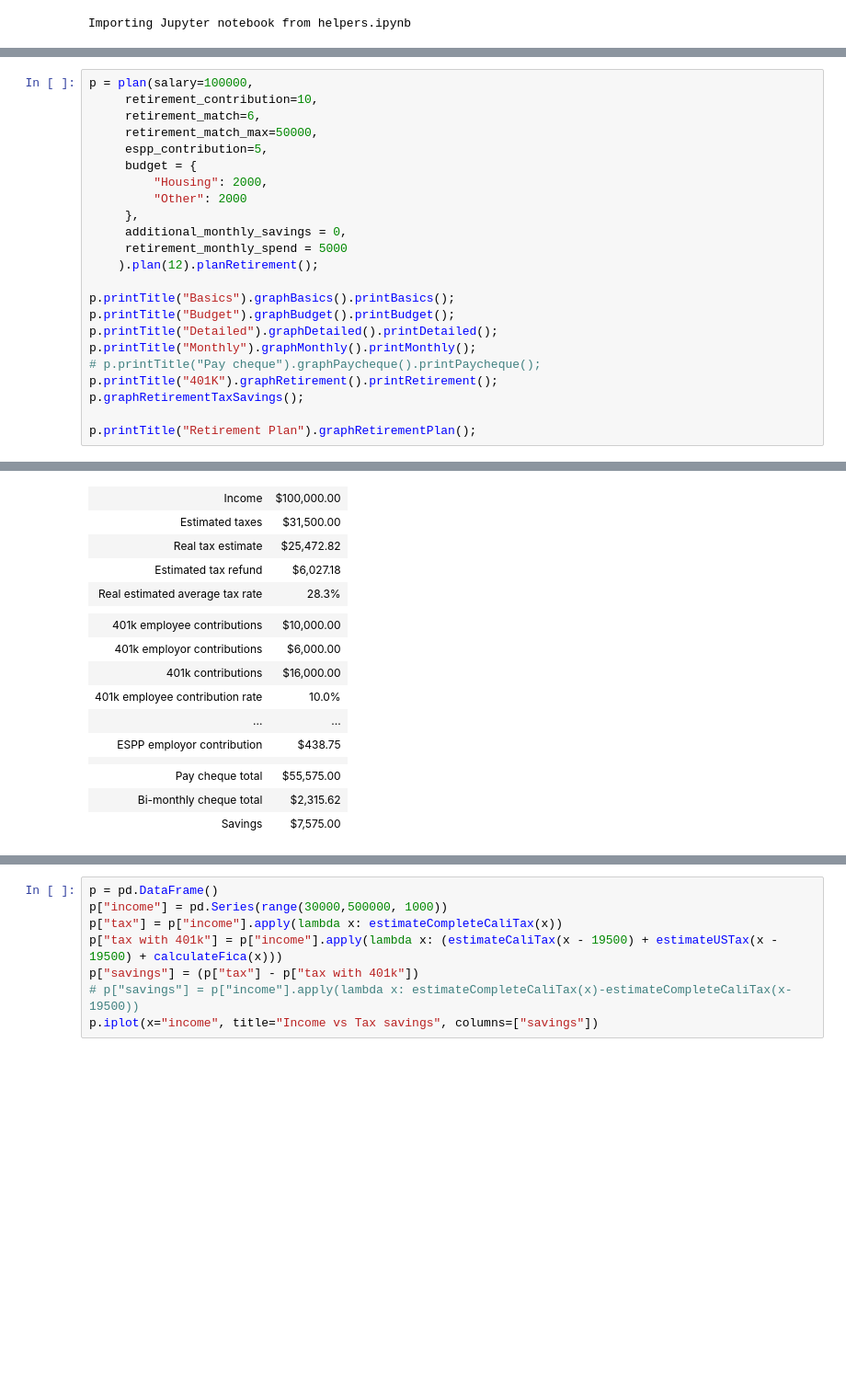
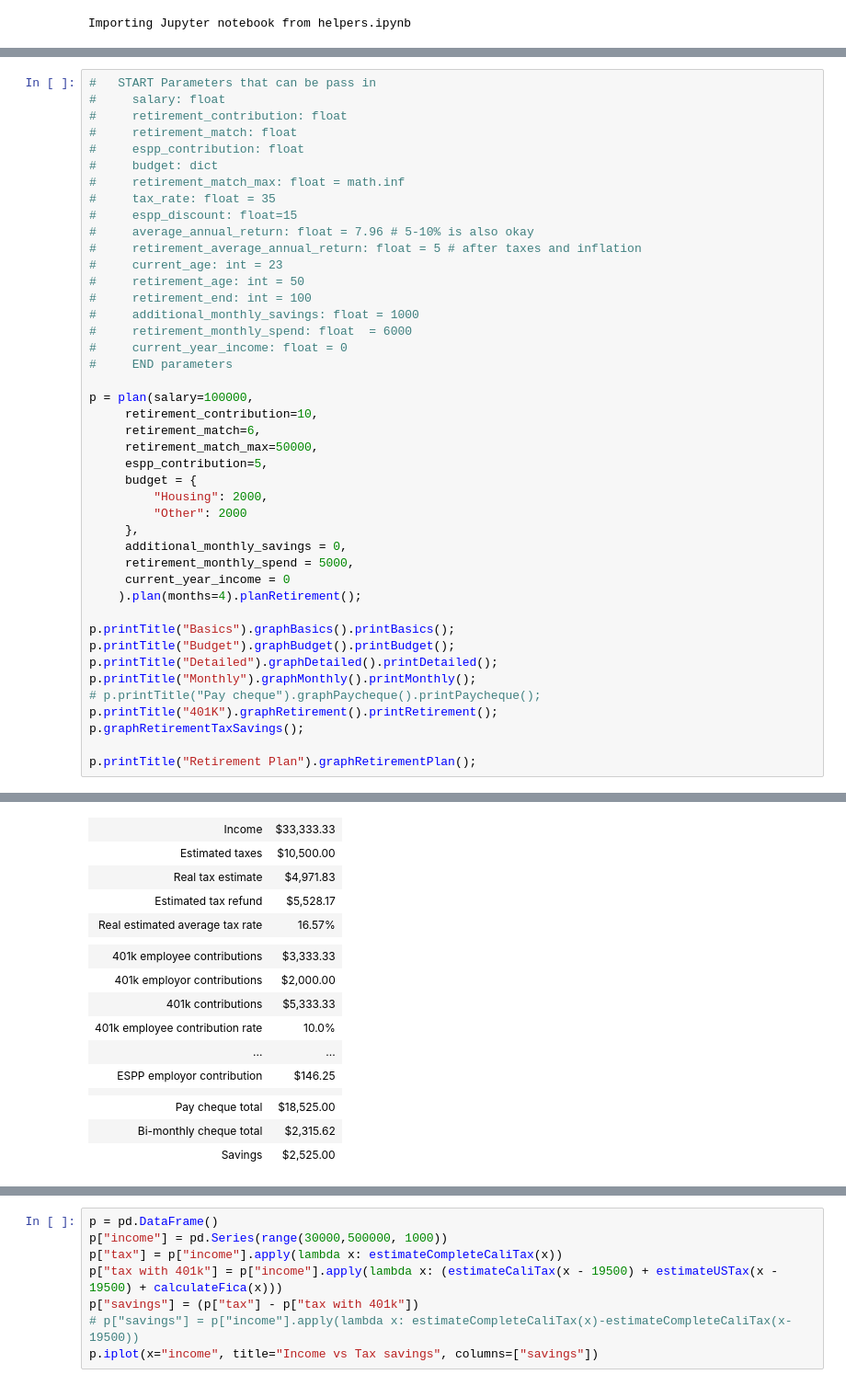
Before and after one commit to bcaldwell/notebooks, a Jupyter notebook: financial/net income.ipynb, the cells around one changed output, grey strips where cells are left out. Shown: that part at 92% size. Saved outputs shown, nothing was run; the diff lists cells and outputs as text; blank space fills up the shorter version.

Commit message:
fix issue with additional income and some graphs

```diff
--- a/financial/net income.ipynb
+++ b/financial/net income.ipynb
@@ -373,47 +382,67 @@ class plan:
         display(HTML("<h2>{}</h2>".format(t)))
         return(self)
 # %%
+#   START Parameters that can be pass in
+#     salary: float
+#     retirement_contribution: float
+#     retirement_match: float
+#     espp_contribution: float
+#     budget: dict
+#     retirement_match_max: float = math.inf
+#     tax_rate: float = 35
+#     espp_discount: float=15
+#     average_annual_return: float = 7.96 # 5-10% is also okay
+#     retirement_average_annual_return: float = 5 # after taxes and inflation
+#     current_age: int = 23
+#     retirement_age: int = 50
+#     retirement_end: int = 100
+#     additional_monthly_savings: float = 1000
+#     retirement_monthly_spend: float  = 6000
+#     current_year_income: float = 0
+#     END parameters
+
 p = plan(salary=100000,
      retirement_contribution=10,
      retirement_match=6,
      retirement_match_max=50000,
      espp_contribution=5,
      budget = {
          "Housing": 2000,
          "Other": 2000
      },
      additional_monthly_savings = 0,
-     retirement_monthly_spend = 5000
-    ).plan(12).planRetirement();
+     retirement_monthly_spend = 5000,
+     current_year_income = 0
+    ).plan(months=4).planRetirement();
 
 p.printTitle("Basics").graphBasics().printBasics();
 p.printTitle("Budget").graphBudget().printBudget();
 p.printTitle("Detailed").graphDetailed().printDetailed();
 p.printTitle("Monthly").graphMonthly().printMonthly();
 # p.printTitle("Pay cheque").graphPaycheque().printPaycheque();
 p.printTitle("401K").graphRetirement().printRetirement();
 p.graphRetirementTaxSavings();
 
 p.printTitle("Retirement Plan").graphRetirementPlan();
 # %% [output]
 Basics
 [interactive output not drawn]
-| Income | $100,000.00 |
-| Estimated taxes | $31,500.00 |
-| Real tax estimate | $25,472.82 |
-| Estimated tax refund | $6,027.18 |
-| Real estimated average tax rate | 28.3% |
+| Income | $33,333.33 |
+| Estimated taxes | $10,500.00 |
+| Real tax estimate | $4,971.83 |
+| Estimated tax refund | $5,528.17 |
+| Real estimated average tax rate | 16.57% |
 |  |  |
-| 401k employee contributions | $10,000.00 |
-| 401k employor contributions | $6,000.00 |
-| 401k contributions | $16,000.00 |
+| 401k employee contributions | $3,333.33 |
+| 401k employor contributions | $2,000.00 |
+| 401k contributions | $5,333.33 |
 | 401k employee contribution rate | 10.0% |
 | ... | ... |
-| ESPP employor contribution | $438.75 |
+| ESPP employor contribution | $146.25 |
 |  |  |
-| Pay cheque total | $55,575.00 |
+| Pay cheque total | $18,525.00 |
 | Bi-monthly cheque total | $2,315.62 |
-| Savings | $7,575.00 |
+| Savings | $2,525.00 |
 Budget
 [interactive output not drawn]
 | Housing | $2,000.00 |
```
Also changed, not shown: parts of 2 cells of this notebook, 1 other file.
